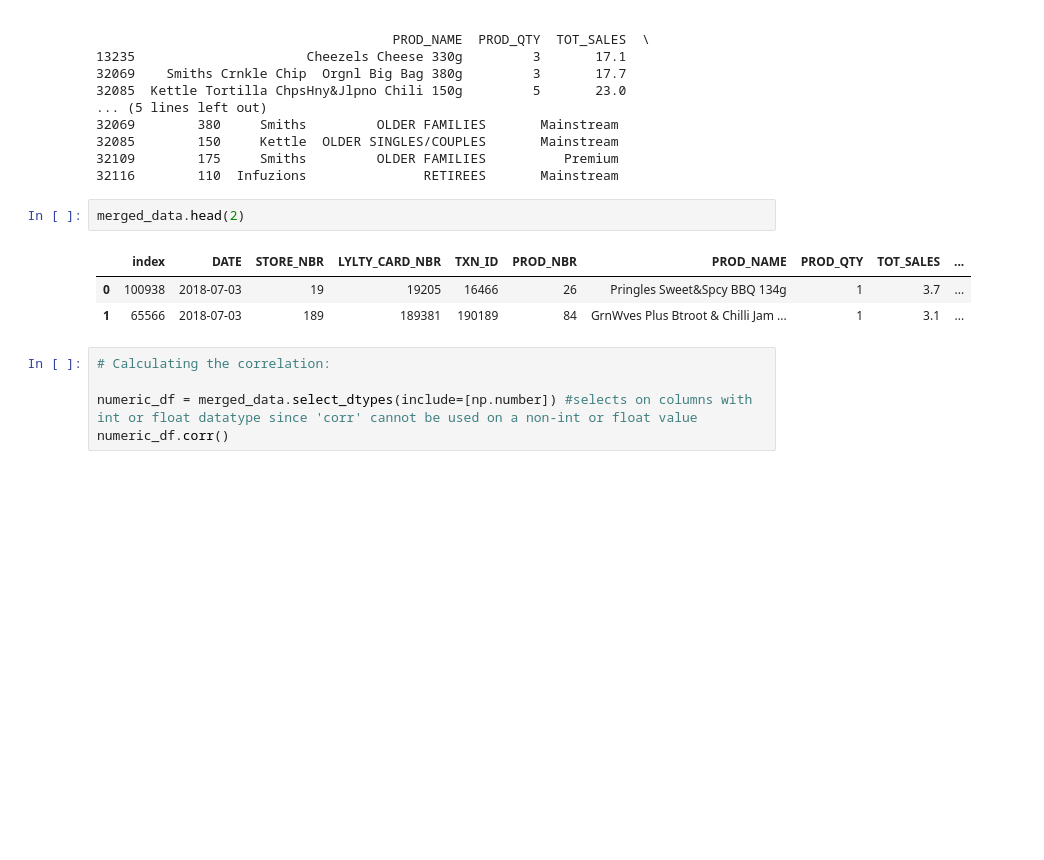
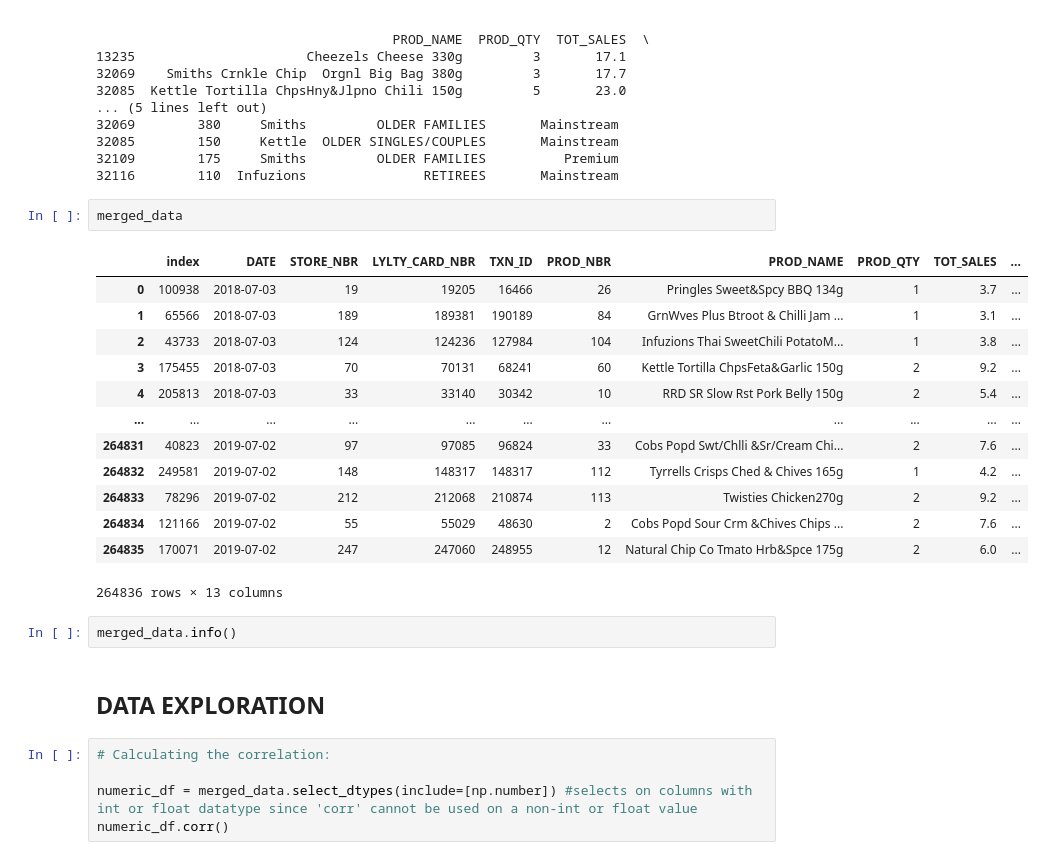
Before and after one commit to Marilyn-Rose/Data-Analytics-on-Chips-Category, a Jupyter notebook: Quantium Chips_Category Data analysis.ipynb, the cells around one changed output. Cells and saved outputs as stored; diff of their text form; blank space fills up the shorter version.

```diff
--- a/Quantium Chips_Category Data analysis.ipynb
+++ b/Quantium Chips_Category Data analysis.ipynb
@@ -401,11 +423,25 @@ Outliers detected using IQR method:
 32109        175     Smiths         OLDER FAMILIES          Premium
 32116        110  Infuzions               RETIREES       Mainstream
 # %%
-merged_data.head(2)
+merged_data
 # %% [output]
 |  | index | DATE | STORE_NBR | LYLTY_CARD_NBR | TXN_ID | PROD_NBR | PROD_NAME | PROD_QTY | TOT_SALES | ... |
 | 0 | 100938 | 2018-07-03 | 19 | 19205 | 16466 | 26 | Pringles Sweet&Spcy BBQ 134g | 1 | 3.7 | ... |
 | 1 | 65566 | 2018-07-03 | 189 | 189381 | 190189 | 84 | GrnWves Plus Btroot & Chilli Jam ... | 1 | 3.1 | ... |
+| 2 | 43733 | 2018-07-03 | 124 | 124236 | 127984 | 104 | Infuzions Thai SweetChili PotatoM... | 1 | 3.8 | ... |
+| 3 | 175455 | 2018-07-03 | 70 | 70131 | 68241 | 60 | Kettle Tortilla ChpsFeta&Garlic 150g | 2 | 9.2 | ... |
+| 4 | 205813 | 2018-07-03 | 33 | 33140 | 30342 | 10 | RRD SR Slow Rst Pork Belly 150g | 2 | 5.4 | ... |
+| ... | ... | ... | ... | ... | ... | ... | ... | ... | ... | ... |
+| 264831 | 40823 | 2019-07-02 | 97 | 97085 | 96824 | 33 | Cobs Popd Swt/Chlli &Sr/Cream Chi... | 2 | 7.6 | ... |
+| 264832 | 249581 | 2019-07-02 | 148 | 148317 | 148317 | 112 | Tyrrells Crisps Ched & Chives 165g | 1 | 4.2 | ... |
+| 264833 | 78296 | 2019-07-02 | 212 | 212068 | 210874 | 113 | Twisties Chicken270g | 2 | 9.2 | ... |
+| 264834 | 121166 | 2019-07-02 | 55 | 55029 | 48630 | 2 | Cobs Popd Sour Crm &Chives Chips ... | 2 | 7.6 | ... |
+| 264835 | 170071 | 2019-07-02 | 247 | 247060 | 248955 | 12 | Natural Chip Co Tmato Hrb&Spce 175g | 2 | 6.0 | ... |
+264836 rows × 13 columns
+# %%
+merged_data.info()
+# %% [markdown]
+##                                      DATA EXPLORATION
 # %%
 # Calculating the correlation:
 
```
Also changed, not shown: parts of 11 cells of this notebook.
